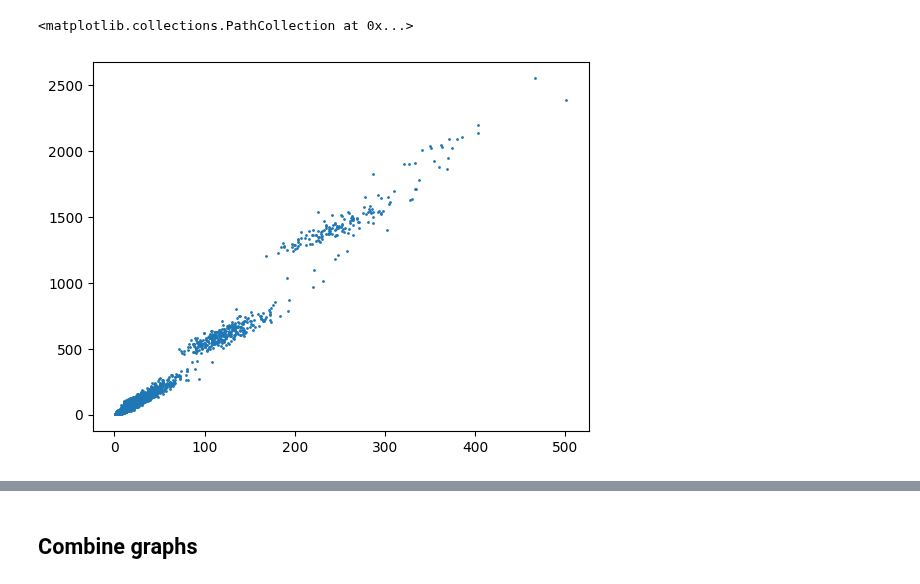
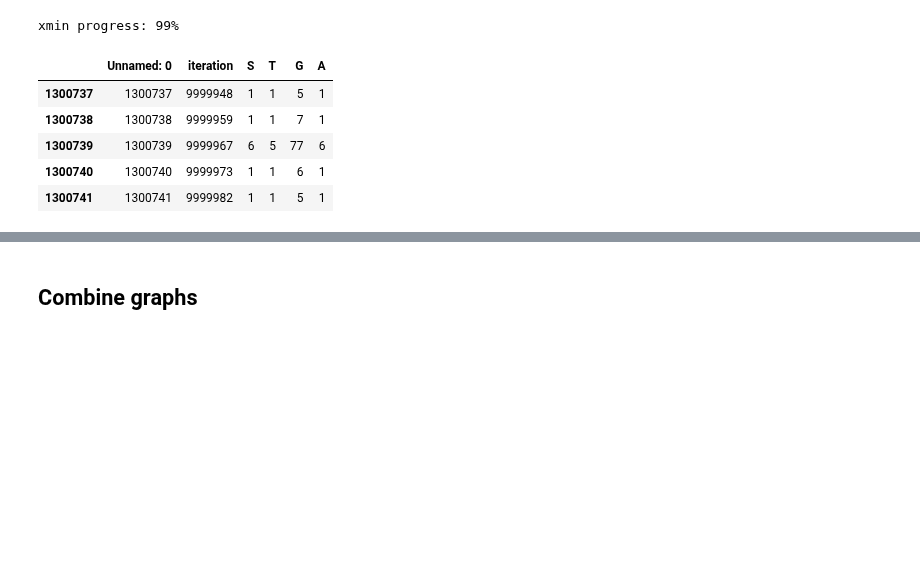
Before and after one commit to paololapo/ComplexNetworks_projects, a Jupyter notebook: code/task_15/py_sandipile.ipynb, the cells around one changed output, grey strips where cells are left out. Drawn from its saved outputs; the diff is of its cells as text; code cells hidden in the pictures; blank space fills up the shorter version.

```diff
--- a/code/task_15/py_sandipile.ipynb
+++ b/code/task_15/py_sandipile.ipynb
@@ -91,7 +11,0 @@ plt.legend()
-# %%
-x, y = res["T"], res["A"]
-plt.scatter(x, y, s=1)
-#plt.plot(np.sort(x), np.sort(x)**1.5, c='r')
-# %% [output]
-<matplotlib.collections.PathCollection at 0x...>
-[figure, removed]
@@ -97,0 +17,50 @@ plt.scatter(x, y, s=1)
+# %%
+# Load the data
+N = 10_000
+f = 1/N
+iterations = 1e6
+
+labels = [
+    "BA_5",
+    "BA_1",
+    "ER_0-0007",
+    "ER_0-002",
+    "SF_0-1_0-1_0-8",
+    "SF_0-35_0-3_0-35",
+    "SF_0-4_0-1_0-5",
+    "SF_0-2_0-7_0-1"
+]
+
+labels2 = [
+    r"BA $m=5$",
+    r"BA $m=1$",
+    r"ER $p=0.0007$",
+    r"ER $p=0.002$",
+    r"SF $\alpha=0.1$, $\beta=0.1$, $\gamma=0.8$",
+    r"SF $\alpha=0.35$, $\beta=0.3$, $\gamma=0.35$",
+    r"SF $\alpha=0.4$, $\beta=0.1$, $\gamma=0.5$",
+    r"SF $\alpha=0.2$, $\beta=0.7$, $\gamma=0.1$"
+]
+
+networks = []
+for label in labels:
+  with open(f"temp_data/{label}.gpickle", "rb") as f:
+      networks.append(pickle.load(f))
+
+data = []
+for label in labels:
+    with open(f"temp_data/{label}.csv", "rb") as f:
+        data.append(pd.read_csv(f))
+
+estimated_gamma = [estimate_gamma(g) for g in networks]
+# %% [output]
+xmin progress: 99%
+# %%
+data[0].tail()
+# %% [output]
+|  | Unnamed: 0 | iteration | S | T | G | A |
+| 1300737 | 1300737 | 9999948 | 1 | 1 | 5 | 1 |
+| 1300738 | 1300738 | 9999959 | 1 | 1 | 7 | 1 |
+| 1300739 | 1300739 | 9999967 | 6 | 5 | 77 | 6 |
+| 1300740 | 1300740 | 9999973 | 1 | 1 | 6 | 1 |
+| 1300741 | 1300741 | 9999982 | 1 | 1 | 5 | 1 |
```
Also changed, not shown: parts of 16 cells of this notebook, 2 other files.
